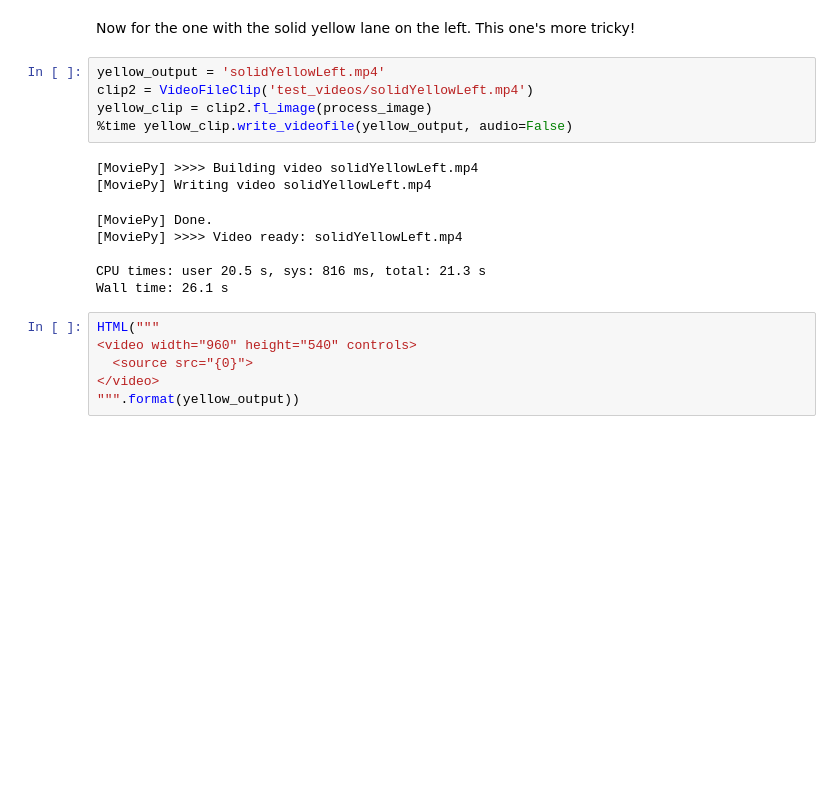
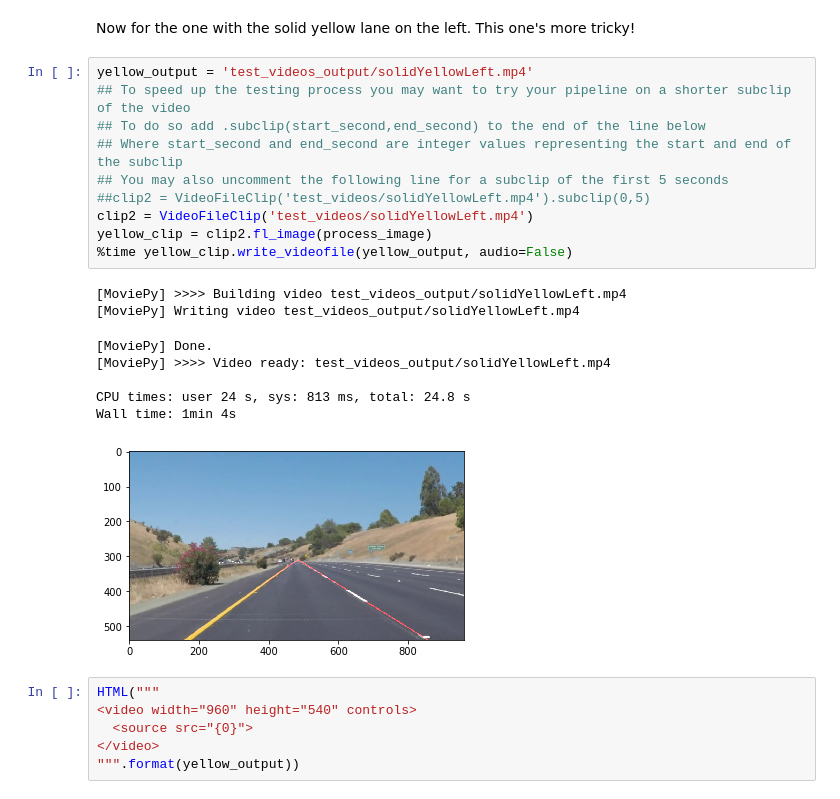
Before and after one commit to rachuism/CarND-LaneLines-P1, a Jupyter notebook: P1.ipynb, the cells around one changed output. Drawn from its saved outputs; the diff is of its cells as text; blank space fills up the shorter version.

```diff
--- a/P1.ipynb
+++ b/P1.ipynb
@@ -385,19 +358,25 @@ HTML("""
 **Go back and modify your draw_lines function accordingly and try re-running your pipeline. The new output should draw a single, solid line over the left lane line and a single, solid line over the right lane line. The lines should start from the bottom of the image and extend out to the top of the region of interest.**
 # %% [markdown]
 Now for the one with the solid yellow lane on the left. This one's more tricky!
-# %%
-yellow_output = 'solidYellowLeft.mp4'
-clip2 = VideoFileClip('test_videos/solidYellowLeft.mp4')
-yellow_clip = clip2.fl_image(process_image)
-%time yellow_clip.write_videofile(yellow_output, audio=False)
-# %% [output]
-[MoviePy] >>>> Building video solidYellowLeft.mp4
-[MoviePy] Writing video solidYellowLeft.mp4
-[MoviePy] Done.
-[MoviePy] >>>> Video ready: solidYellowLeft.mp4
-
-CPU times: user 20.5 s, sys: 816 ms, total: 21.3 s
-Wall time: 26.1 s
+# %%
+yellow_output = 'test_videos_output/solidYellowLeft.mp4'
+## To speed up the testing process you may want to try your pipeline on a shorter subclip of the video
+## To do so add .subclip(start_second,end_second) to the end of the line below
+## Where start_second and end_second are integer values representing the start and end of the subclip
+## You may also uncomment the following line for a subclip of the first 5 seconds
+##clip2 = VideoFileClip('test_videos/solidYellowLeft.mp4').subclip(0,5)
+clip2 = VideoFileClip('test_videos/solidYellowLeft.mp4')
+yellow_clip = clip2.fl_image(process_image)
+%time yellow_clip.write_videofile(yellow_output, audio=False)
+# %% [output]
+[MoviePy] >>>> Building video test_videos_output/solidYellowLeft.mp4
+[MoviePy] Writing video test_videos_output/solidYellowLeft.mp4
+[MoviePy] Done.
+[MoviePy] >>>> Video ready: test_videos_output/solidYellowLeft.mp4
+
+CPU times: user 24 s, sys: 813 ms, total: 24.8 s
+Wall time: 1min 4s
+[figure, added]
 # %%
 HTML("""
 <video width="960" height="540" controls>
```
Also changed, not shown: parts of 15 cells of this notebook.
